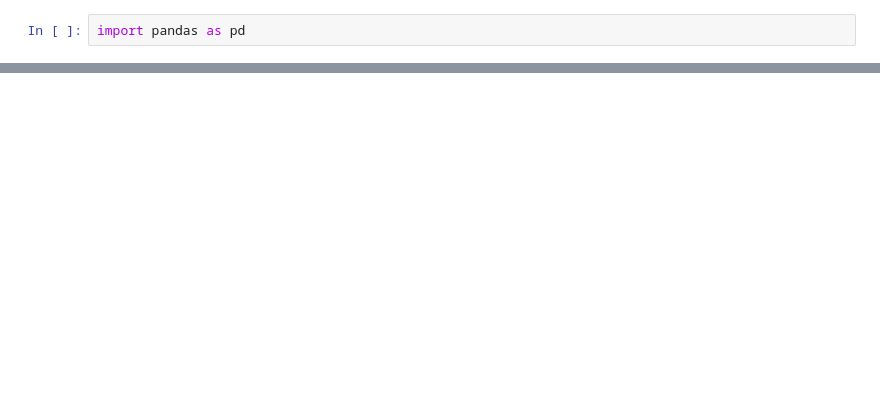
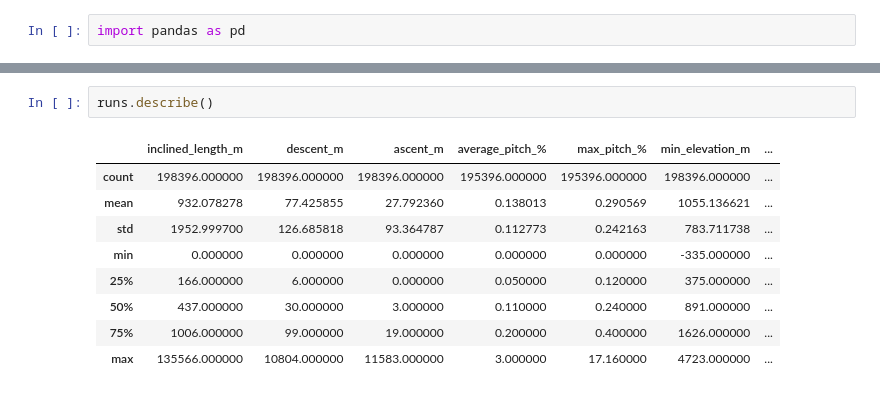
Before and after one commit to GVonB/slope-search, a Jupyter notebook: notebook/explore.ipynb, the cells around one changed output, grey strips where cells are left out. Drawn from its saved outputs; the diff is of its cells as text; blank space fills up the shorter version.

```diff
--- a/notebook/explore.ipynb
+++ b/notebook/explore.ipynb
@@ -24,0 +29,12 @@ resorts.head()
+# %%
+runs.describe()
+# %% [output]
+|  | inclined_length_m | descent_m | ascent_m | average_pitch_% | max_pitch_% | min_elevation_m | ... |
+| count | 198396.000000 | 198396.000000 | 198396.000000 | 195396.000000 | 195396.000000 | 198396.000000 | ... |
+| mean | 932.078278 | 77.425855 | 27.792360 | 0.138013 | 0.290569 | 1055.136621 | ... |
+| std | 1952.999700 | 126.685818 | 93.364787 | 0.112773 | 0.242163 | 783.711738 | ... |
+| min | 0.000000 | 0.000000 | 0.000000 | 0.000000 | 0.000000 | -335.000000 | ... |
+| 25% | 166.000000 | 6.000000 | 0.000000 | 0.050000 | 0.120000 | 375.000000 | ... |
+| 50% | 437.000000 | 30.000000 | 3.000000 | 0.110000 | 0.240000 | 891.000000 | ... |
+| 75% | 1006.000000 | 99.000000 | 19.000000 | 0.200000 | 0.400000 | 1626.000000 | ... |
+| max | 135566.000000 | 10804.000000 | 11583.000000 | 3.000000 | 17.160000 | 4723.000000 | ... |
```
Also changed, not shown: parts of 18 cells of this notebook.
